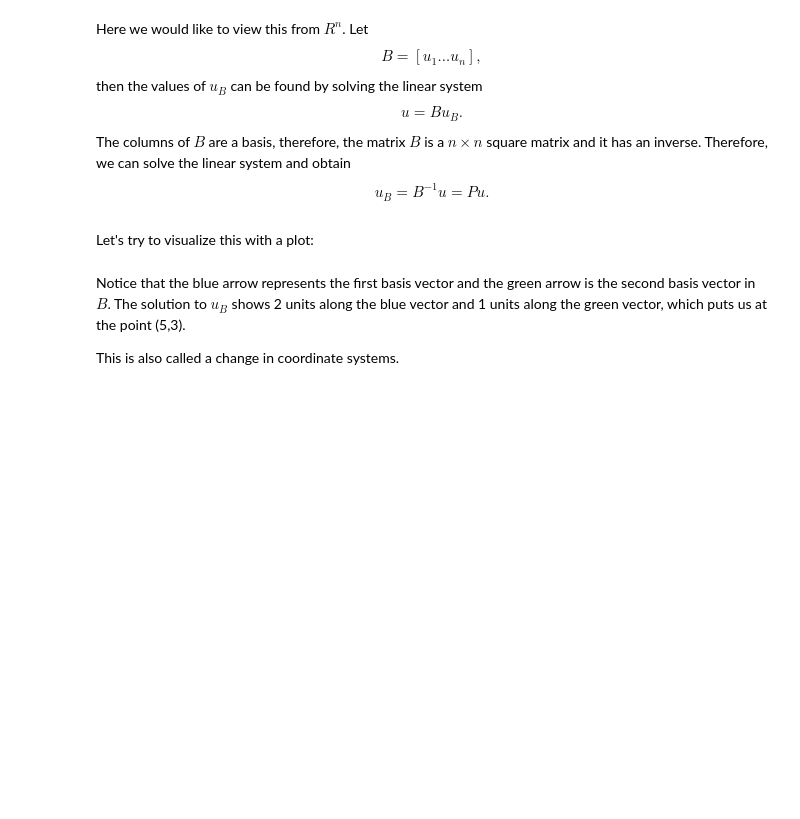
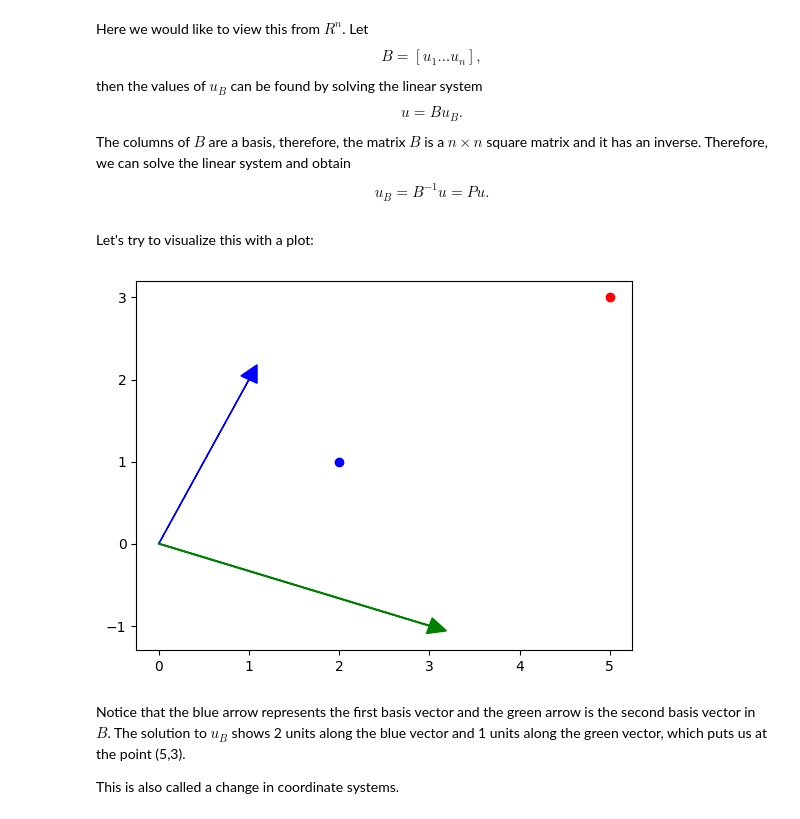
Before and after one commit to pavan-0328/Matrix-Theory-Programatic-assignments, a Jupyter notebook: EE24MTECH12009_Module III_Vec_Spaces.ipynb, the cells around one changed output. Drawn from its saved outputs; the diff is of its cells as text; code cells hidden in the pictures; blank space fills up the shorter version.

```diff
--- a/EE24MTECH12009_Module III_Vec_Spaces.ipynb
+++ b/EE24MTECH12009_Module III_Vec_Spaces.ipynb
@@ -1283,20 +1289,24 @@ Let's try to visualize this with a plot:
 # %%
 ax = plt.axes();
 
 
 #Blue arrow representing first Basis Vector
 ax.arrow(0, 0, B[0,0],B[1,0], head_width=.2, head_length=.2, fc='blue', ec='blue');
 
 
 #Green arrow representing Second Basis Vector
 plt.plot([0,B[0,1]],[0,B[1,1]],color='green'); #Need this line to make the figure work. Not sure why.
 ax.arrow(0, 0, B[0,1],B[1,1], head_width=.2, head_length=.2, fc='green', ec='green');
 
 #Original point u as a red dot
 ax.scatter(u[0,0],u[1,0], color='red');
+#changed basis
+ax.scatter(ub[0,0],ub[1,0],color='blue');
 
 plt.show()
 #plt.axis('equal');
+# %% [output]
+[figure, added]
 # %% [markdown]
 Notice that the blue arrow represents the first basis vector and the green arrow is the second basis vector in $B$.
 The solution to $u_B$ shows 2 units along the blue vector and 1 units along the green vector, which puts us at the point (5,3).
```
Also changed, not shown: parts of 70 cells of this notebook.
